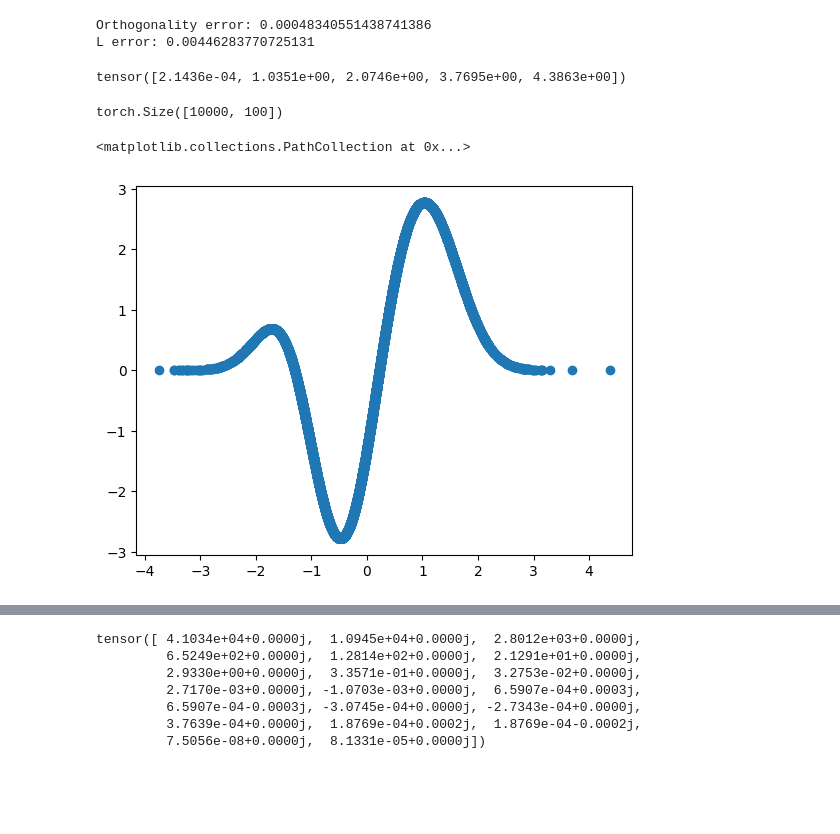
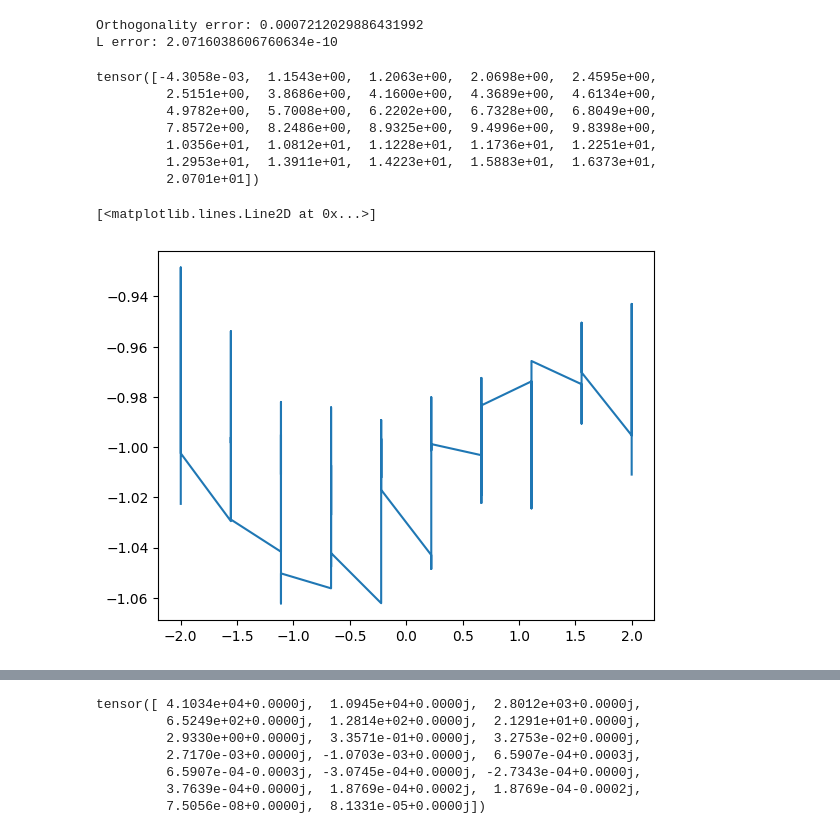
Before and after one commit to lclaeys/eigenfunction-solver, a Jupyter notebook: notebooks/testing.ipynb, the cells around one changed output, grey strips where cells are left out. Cells and saved outputs as stored; diff of their text form; code cells hidden in the pictures; blank space fills up the shorter version.

Commit message:
galerkin experiments 2

```diff
--- a/notebooks/testing.ipynb
+++ b/notebooks/testing.ipynb
@@ -13,37 +16,45 @@ from src.energy.quadratic import QuadraticEnergy
 # %%
-dim = 20
+dim = 2
 sigma = 1.0
+p = 30
 
 kernel_params = {
-    'dim': dim,
-    'scale': 1.5
+    'scale': .85,
+    'dim': dim
 }
 
 solver_params = {
-    'kernel_name': 'gaussian_kernel',
-    'kernel_params': kernel_params,
     'regularizer': 0
 }
-
-fit_params = {
-    'p': 1000,
-    #'xp': torch.linspace(0,5,15).unsqueeze(1)
-}
 # %%
 torch.manual_seed(42)
 energy = QuadraticEnergy(torch.eye(dim))
-solver = KernelSolver(energy, sigma, solver_params)
+
+kernel = GaussianKernel(kernel_params)
+
+basis_points = energy.exact_sample((p,))
+basis = KernelBasis(kernel, basis_points)
+basis = ConstantBasis(basis)
+
+solver = GalerkinSolver(energy, sigma, solver_params)
+
 x = energy.exact_sample((10000,))
 # %%
-solver.fit(x,fit_params)
+solver.fit(x,basis,None)
 # %% [output]
-Orthogonality error: 0.00048340551438741386
-L error: 0.00446283770725131
+Orthogonality error: 0.0007212029886431992
+L error: 2.0716038606760634e-10
+# %%
+t = torch.linspace(-2,2,10)
+grids = [t for i in range(dim)]
+grid = torch.cartesian_prod(*grids)
 # %%
 solver.eigvals
 # %% [output]
-tensor([2.1436e-04, 1.0351e+00, 2.0746e+00, 3.7695e+00, 4.3863e+00])
+tensor([-4.3058e-03,  1.1543e+00,  1.2063e+00,  2.0698e+00,  2.4595e+00,
+         2.5151e+00,  3.8686e+00,  4.1600e+00,  4.3689e+00,  4.6134e+00,
+         4.9782e+00,  5.7008e+00,  6.2202e+00,  6.7328e+00,  6.8049e+00,
+         7.8572e+00,  8.2486e+00,  8.9325e+00,  9.4996e+00,  9.8398e+00,
+         1.0356e+01,  1.0812e+01,  1.1228e+01,  1.1736e+01,  1.2251e+01,
+         1.2953e+01,  1.3911e+01,  1.4223e+01,  1.5883e+01,  1.6373e+01,
+         2.0701e+01])
-# %%
-solver.kernel.forward(x,solver.xp).shape
-# %% [output]
-torch.Size([10000, 100])
@@ -53,5 +61,5 @@ for i in range(1,x.shape[1]):
 # %%
-plt.scatter(x[:,0],solver.predict(x)[:,0])
+plt.plot(grid[:,0],solver.predict(grid)[:,0])
 # %% [output]
-<matplotlib.collections.PathCollection at 0x...>
+[<matplotlib.lines.Line2D at 0x...>]
-[figure, old version]
+[figure, new version]
```
Also changed, not shown: parts of 16 cells of this notebook, 6 other files.
